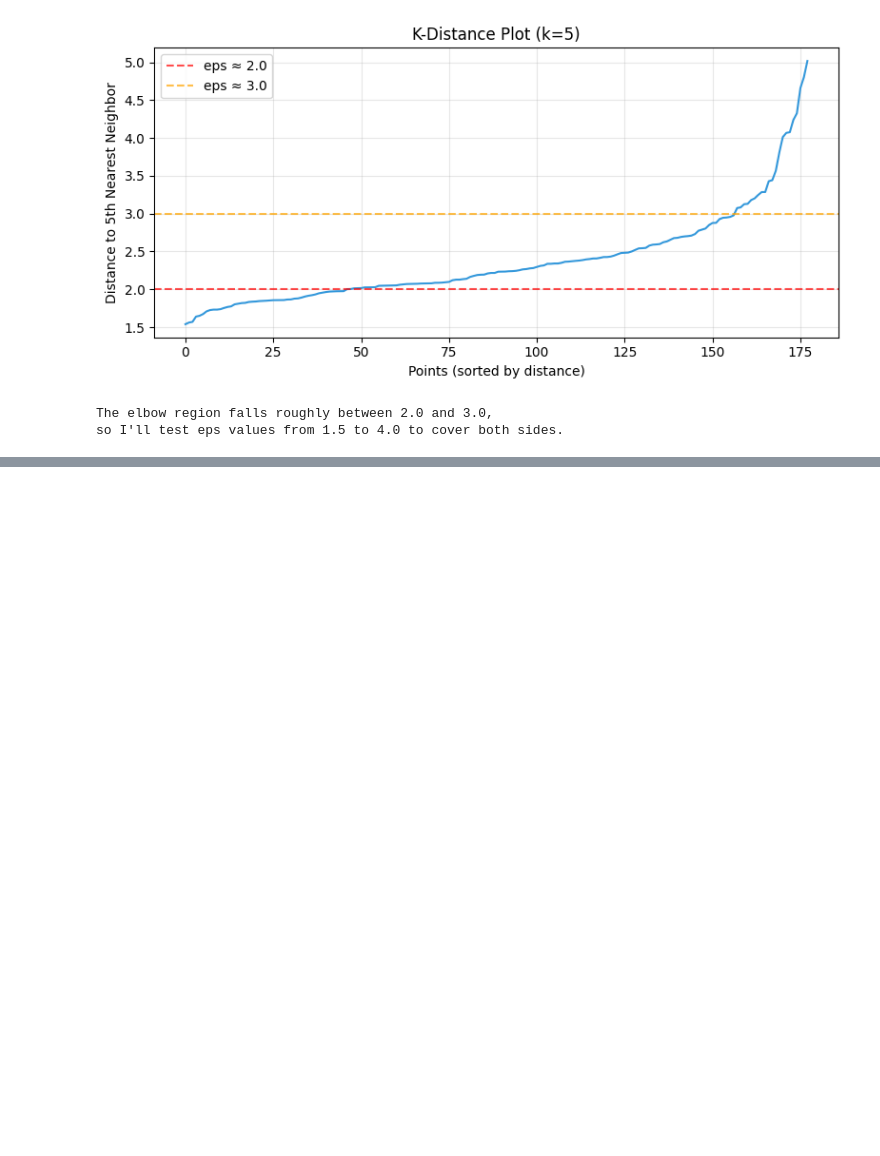
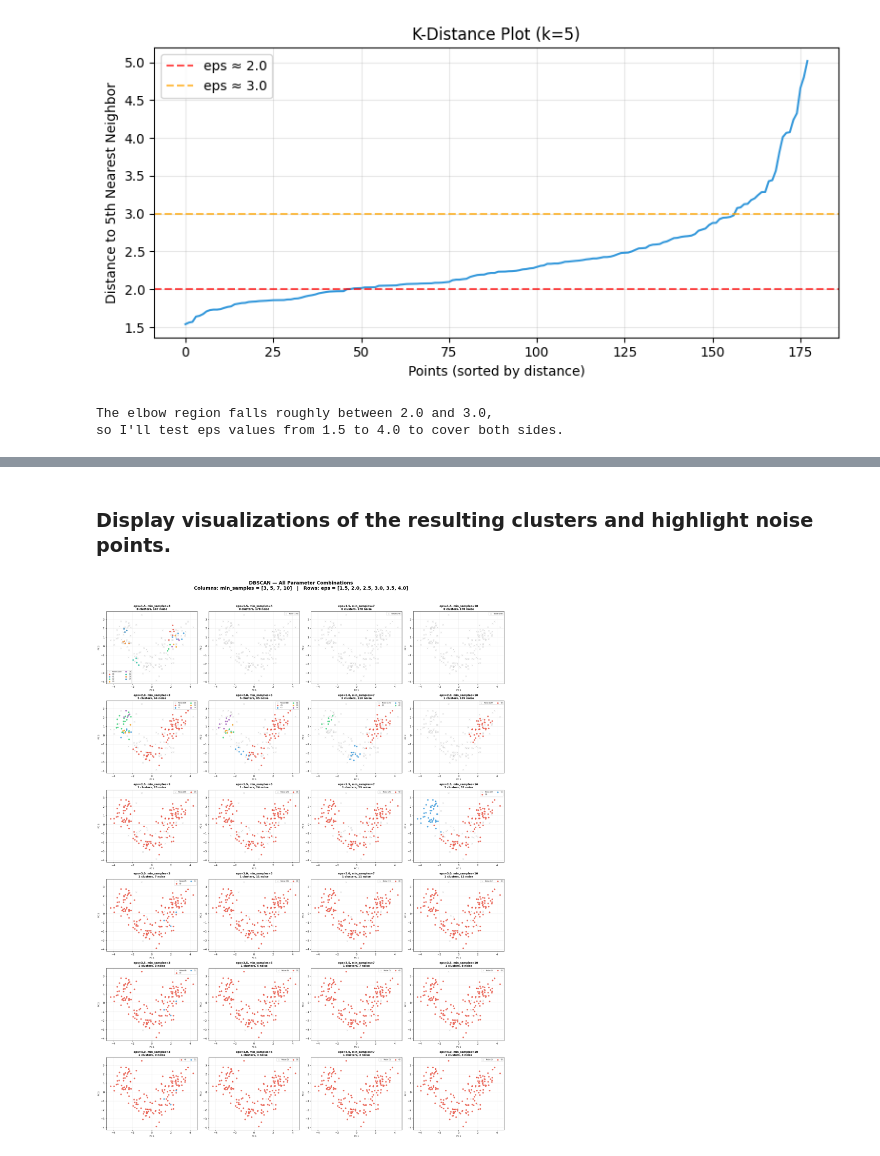
Before and after one commit to olkanth/MSCS_634_Lab_5, a Jupyter notebook: MSCS_634_Lab_5.ipynb, the cells around one changed output, grey strips where cells are left out. Cells and saved outputs as stored; diff of their text form; code cells hidden in the pictures; blank space fills up the shorter version.

```diff
--- a/MSCS_634_Lab_5.ipynb
+++ b/MSCS_634_Lab_5.ipynb
@@ -239,0 +306,53 @@ so I'll test eps values from 1.5 to 4.0 to cover both sides.
+# %% [markdown]
+### Display visualizations of the resulting clusters and highlight noise points.
+# %%
+# Display visualizations of the resulting clusters and highlight noise points.
+
+# Visualize all eps x min_samples combinations
+colors_pool = ['#e74c3c', '#3498db', '#2ecc71', '#f39c12', '#9b59b6',
+               '#1abc9c', '#e67e22', '#2980b9']
+
+fig, axes = plt.subplots(len(eps_values), len(min_samples_values),
+                         figsize=(22, 30))
+fig.suptitle("DBSCAN — All Parameter Combinations\n"
+             "Columns: min_samples = [3, 5, 7, 10]   |   "
+             "Rows: eps = [1.5, 2.0, 2.5, 3.0, 3.5, 4.0]",
+             fontsize=18, fontweight='bold', y=0.995)
+
+for i, eps in enumerate(eps_values):
+    for j, ms in enumerate(min_samples_values):
+        ax = axes[i, j]
+        db = DBSCAN(eps=eps, min_samples=ms)
+        y_dbscan = db.fit_predict(wine_df_scaled)
+
+        n_clusters = len(set(y_dbscan)) - (1 if -1 in y_dbscan else 0)
+        n_noise = list(y_dbscan).count(-1)
+
+        noise_mask = y_dbscan == -1
+        if noise_mask.any():
+            ax.scatter(wine_pca[noise_mask, 0], wine_pca[noise_mask, 1],
+                       c='#cccccc', marker='x', s=30, linewidths=0.8,
+                       label=f"Noise ({n_noise})", zorder=1)
+
+        cluster_idx = 0
+        for label in sorted(set(y_dbscan) - {-1}):
+            mask = y_dbscan == label
+            ax.scatter(wine_pca[mask, 0], wine_pca[mask, 1],
+                       c=colors_pool[cluster_idx % len(colors_pool)],
+                       label=f"C{label}",
+                       edgecolors='white', linewidths=0.4, s=40, alpha=0.8,
+                       zorder=2)
+            cluster_idx += 1
+
+        ax.set_title(f"eps={eps}, min_samples={ms}\n"
+                     f"{n_clusters} clusters, {n_noise} noise",
+                     fontsize=10, fontweight='bold')
+        ax.set_xlabel("PC 1", fontsize=8)
+        ax.set_ylabel("PC 2", fontsize=8)
+        ax.legend(fontsize=6, loc='best', ncol=2)
+        ax.grid(True, alpha=0.25)
+
+plt.tight_layout(rect=[0, 0, 1, 0.98])
+plt.show()
+# %% [output]
+[figure, added]
```
Also changed, not shown: parts of 4 cells of this notebook.
